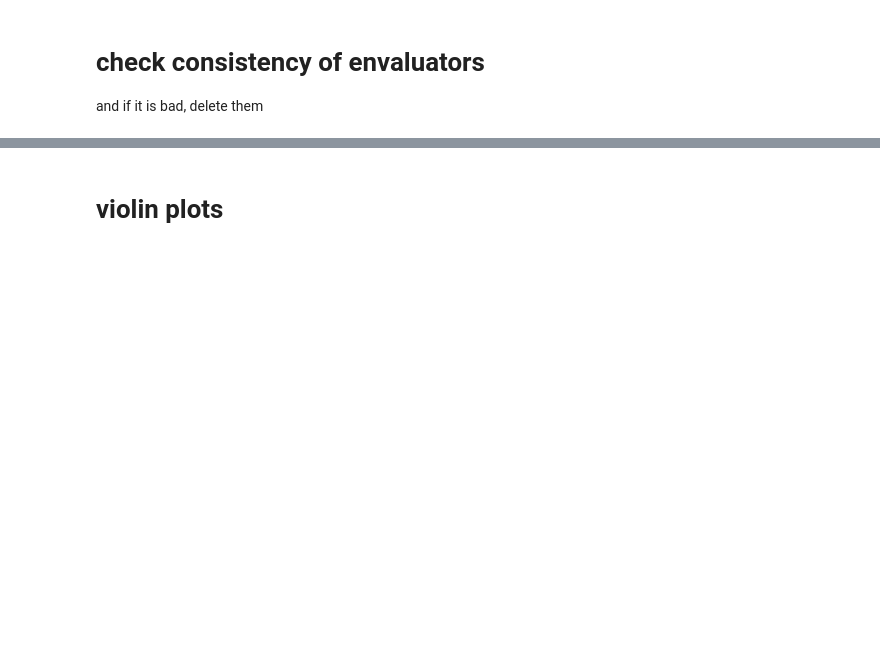
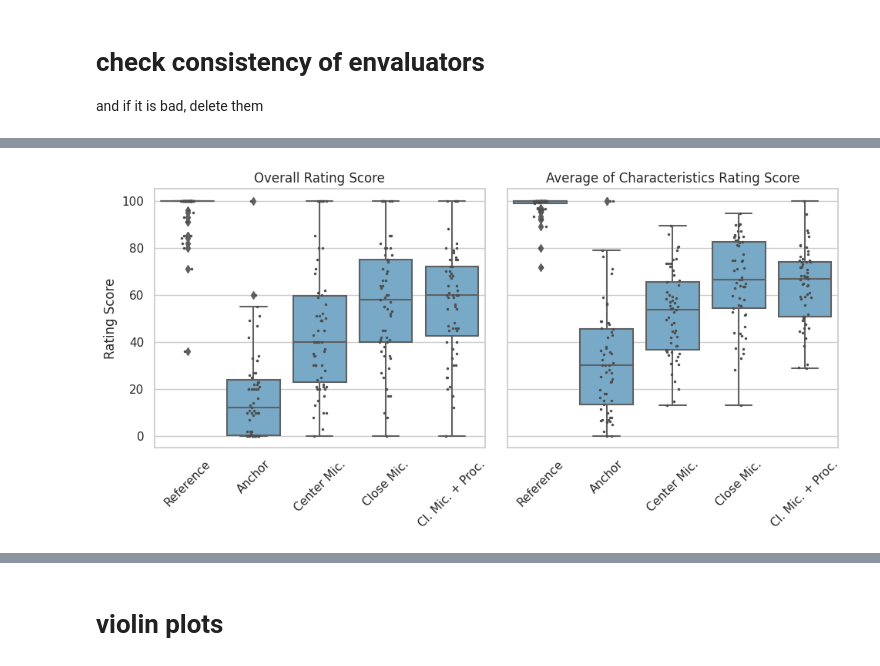
Before and after one commit to PierreChouteau/PAM_P3S, a Jupyter notebook: webmushra_analysis_test.ipynb, the cells around one changed output, grey strips where cells are left out. Saved outputs shown, nothing was run; the diff lists cells and outputs as text; code cells hidden in the pictures; blank space fills up the shorter version.

```diff
--- a/webmushra_analysis_test.ipynb
+++ b/webmushra_analysis_test.ipynb
@@ -197,0 +240,55 @@ come.peladeau@atiam.fr
+# %%
+def plot_overall_vs_avg_boxplots(data, save_fig=False, save_path="ratings_boxplot.png", show_fig=False):
+    # Plot the boxplots
+    fig, axs = plt.subplots(ncols=2, figsize=(10,5))
+    sns.set(style="whitegrid")
+    stimuli_order = ['reference', 'anchor', 'no_effect_center', 'no_effect', 'sto']
+    overall_data = data[data['trial_id'] == 'overall']
+    # g = sns.catplot(x='rating_stimulus', y='rating_score', kind='box', data=overall_data,
+    #                 order=stimuli_order, height=4, aspect=1.5)
+    # palette=sns.color_palette("Blues", 5)
+    sns.boxplot(x='rating_stimulus', y='rating_score', data=overall_data,
+                order=stimuli_order, ax=axs[0], palette=sns.color_palette("Blues", 1))
+    sns.stripplot(x='rating_stimulus', y='rating_score', data=overall_data,
+                    order=stimuli_order, color=".3", size=2.5, ax=axs[0])
+
+    data = data[(data["trial_id"] == "interference") | (data["trial_id"] == "distortion") | (data["trial_id"] == "artifacts")]
+    data = data.groupby(["rating_stimulus", "email", "age", "gender", "musical_training_years"], as_index=False)["rating_score"].mean()
+    sns.set(style="whitegrid")
+    stimuli_order = ['reference', 'anchor', 'no_effect_center', 'no_effect', 'sto']
+    sns.boxplot(x="rating_stimulus", y="rating_score", data=data, order=stimuli_order, palette=sns.color_palette("Blues",1))
+    sns.stripplot(x="rating_stimulus", y="rating_score", data=data, order=stimuli_order, color=".3", size=2.5)
+
+    # Set the titles
+    axs[0].set_title('Overall Rating Score')
+    axs[1].set_title('Average of Characteristics Rating Score')
+
+    # Set the labels
+    axs[0].set_xlabel('')
+    axs[0].set_ylabel('Rating Score')
+    axs[1].set_xlabel('')
+    axs[1].set_ylabel('')
+
+    # Set the tick labels
+    axs[0].set_xticklabels(['Reference', 'Anchor', 'Center Mic.' ,'Close Mic.', 'Cl. Mic. + Proc.'], rotation=45)
+    axs[1].set_xticklabels(['Reference', 'Anchor', 'Center Mic.' ,'Close Mic.', 'Cl. Mic. + Proc.'], rotation=45)
+    axs[1].set_yticklabels([])
+
+    # tight layout
+    plt.tight_layout()
+
+    # save figure
+    if save_fig:
+        plt.savefig(save_path, dpi=300)
+    if show_fig:
+        plt.show()
+    else:
+        plt.close()
+
+
+plot_overall_vs_avg_boxplots(data, save_fig=True, save_path='../results/mushra_overall_vs_avg_boxplot.png', show_fig=True)
+plot_overall_vs_avg_boxplots(data_no_inexperienced, save_fig=True, save_path='../results/mushra_overall_vs_avg_no_inexperienced_boxplot.png')
+plot_overall_vs_avg_boxplots(data_no_inconsistent, save_fig=True, save_path='../results/mushra_overall_vs_avg_no_inconsistent_boxplot.png')
+plot_overall_vs_avg_boxplots(data_no_inexperienced_no_inconsistent, save_fig=True, save_path='../results/mushra_overall_vs_avg_no_inexperienced_no_inconsistent_boxplot.png')
+# %% [output]
+[figure, added]
```
Also changed, not shown: parts of 22 cells of this notebook.
